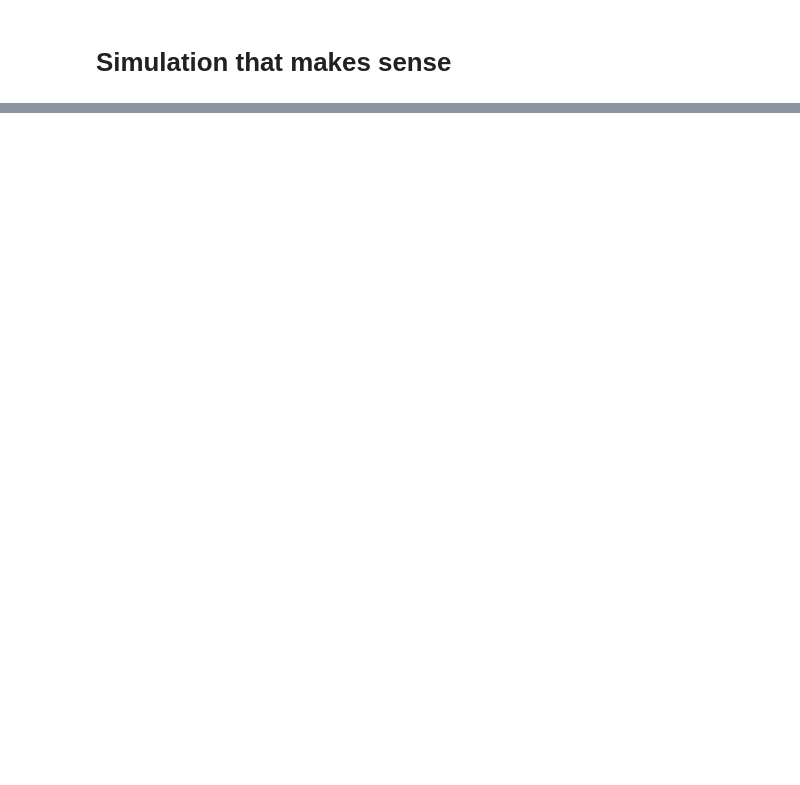
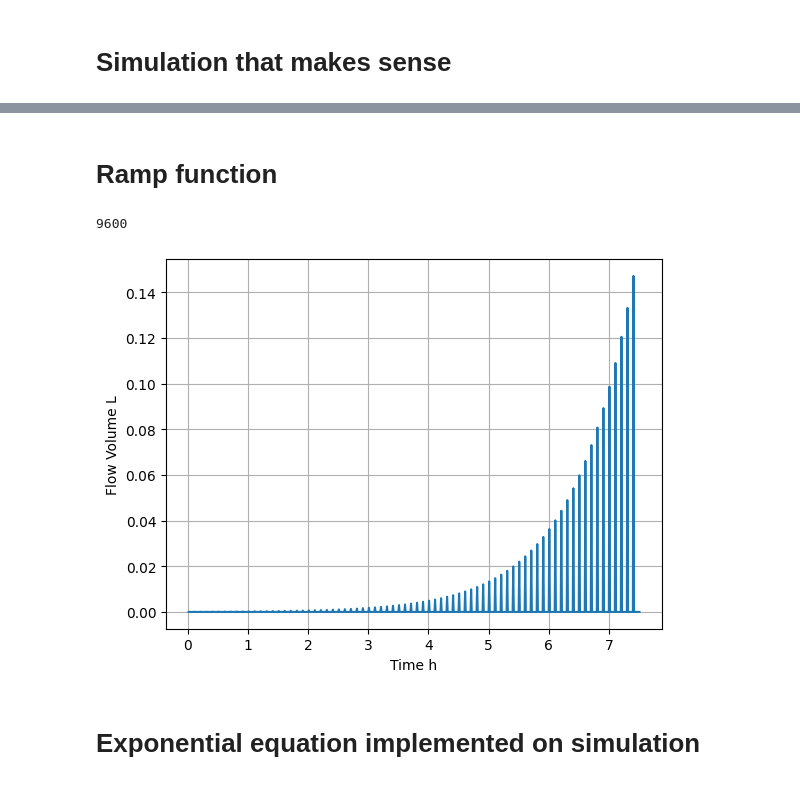
Before and after one commit to Harish-uthravalli/RL-fedbatch-feed-optimization, a Jupyter notebook: simulation.ipynb, the cells around one changed output, grey strips where cells are left out. Drawn from its saved outputs; the diff is of its cells as text; code cells hidden in the pictures; blank space fills up the shorter version.

```diff
--- a/simulation.ipynb
+++ b/simulation.ipynb
@@ -185,0 +190,36 @@ Initial substrate to cell ratio:  7142.857142857143
+# %% [markdown]
+# Ramp function
+# %%
+import math
+import matplotlib.pyplot as plt
+
+# Parameters
+initial_volume = 9e-5       # Starting population
+ramp_rate = 0.1             # Growth rate (e.g., 20% per iteration)
+
+# Initialize variables
+flow_volume = initial_volume
+volumes = []
+time_vector = tvec
+# Simulate exponential growth
+for i in range(ns):
+    if i%(media_transfer_step) == 0 and i != 0:
+        if sum(volumes) <= 1.5:
+            flow_volume = flow_volume * math.exp(ramp_rate)  # Increase population exponentially
+            volumes.append(flow_volume)
+        else:
+            volumes.append(0)
+            break
+    else:
+        volumes.append(0)
+print(len(time_vector))
+
+plt.plot(time_vector[:len(volumes)], volumes)
+plt.xlabel("Time h")
+plt.ylabel("Flow Volume L")
+plt.grid(True)
+# %% [output]
+9600
+[figure, added]
+# %% [markdown]
+# Exponential equation implemented on simulation
```
Also changed, not shown: parts of 8 cells of this notebook, 59 other files.
